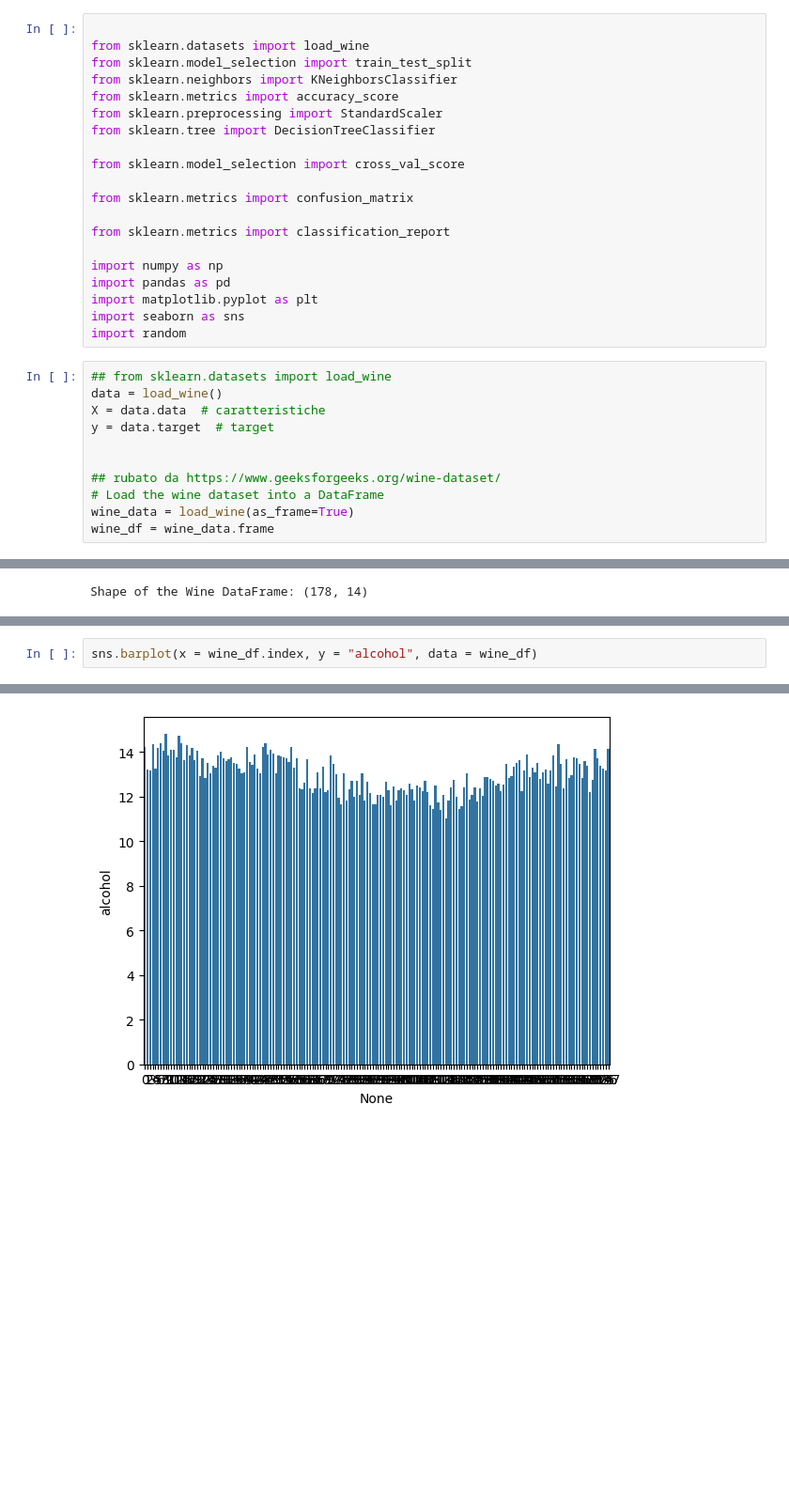
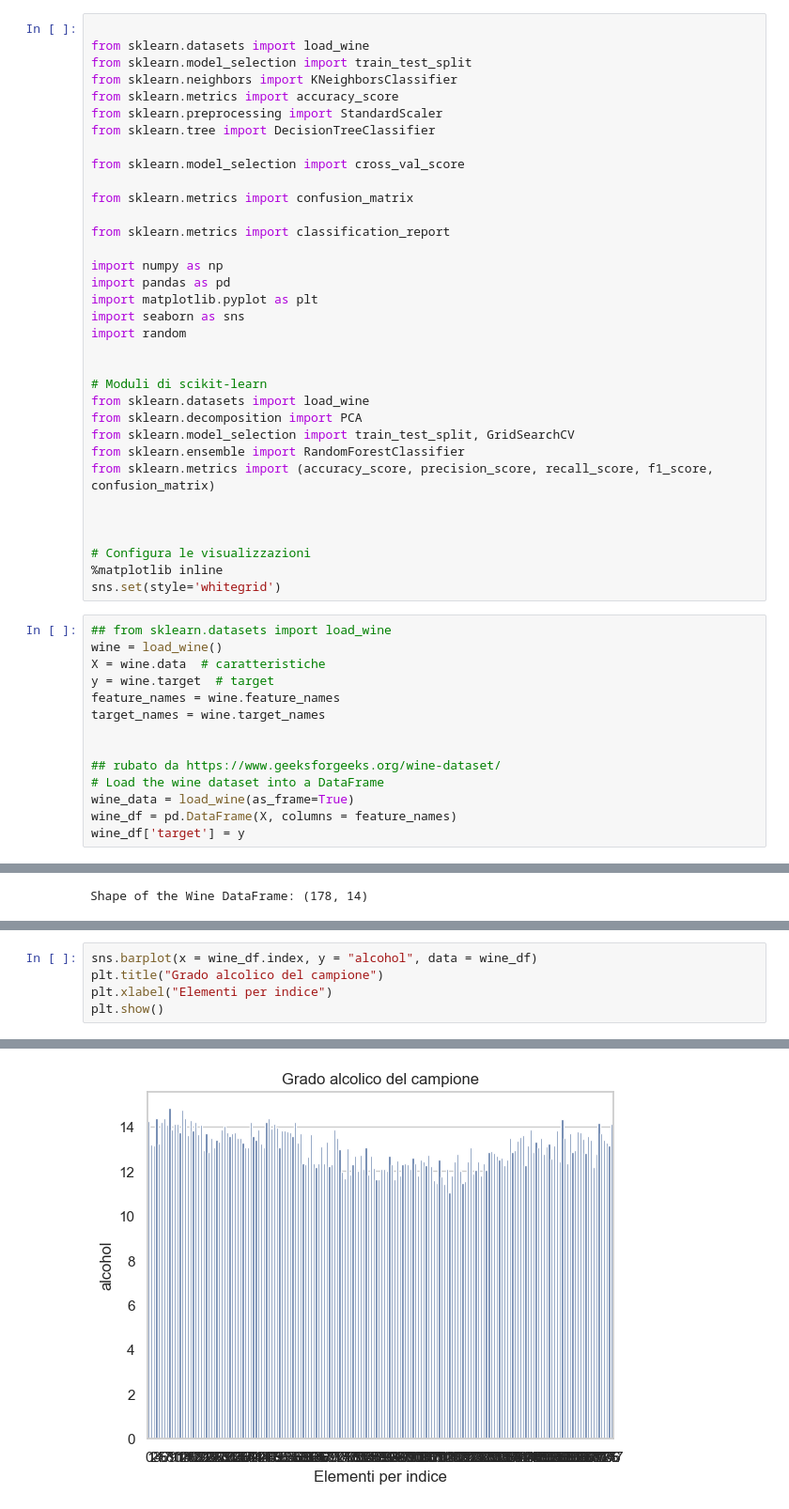
Before and after one commit to PierfrancescoChiucchiolo/Corso-Python, a Jupyter notebook: Lezione 21/L21-E3 ML Wine 2.ipynb, the cells around one changed output, grey strips where cells are left out. Shown at 94% size. Drawn from its saved outputs; the diff is of its cells as text; blank space fills up the shorter version.

```diff
--- a/Lezione 21/L21-E3 ML Wine 2.ipynb
+++ b/Lezione 21/L21-E3 ML Wine 2.ipynb
@@ -52,17 +52,34 @@ import pandas as pd
 import matplotlib.pyplot as plt
 import seaborn as sns
 import random
+
+
+# Moduli di scikit-learn
+from sklearn.datasets import load_wine
+from sklearn.decomposition import PCA
+from sklearn.model_selection import train_test_split, GridSearchCV
+from sklearn.ensemble import RandomForestClassifier
+from sklearn.metrics import (accuracy_score, precision_score, recall_score, f1_score, confusion_matrix)
+
+
+
+# Configura le visualizzazioni
+%matplotlib inline
+sns.set(style='whitegrid')
 # %%
 ## from sklearn.datasets import load_wine
-data = load_wine()
-X = data.data  # caratteristiche
-y = data.target  # target
+wine = load_wine()
+X = wine.data  # caratteristiche
+y = wine.target  # target
+feature_names = wine.feature_names
+target_names = wine.target_names
 
 
 ## rubato da https://www.geeksforgeeks.org/wine-dataset/
 # Load the wine dataset into a DataFrame
 wine_data = load_wine(as_frame=True)
-wine_df = wine_data.frame
+wine_df = pd.DataFrame(X, columns = feature_names)
+wine_df['target'] = y
 # %%
 print(wine_df.head())
 # %% [output]
@@ -114,3 +166,6 @@ Shape of the Wine DataFrame: (178, 14)
 # %%
 sns.barplot(x = wine_df.index, y = "alcohol", data = wine_df)
+plt.title("Grado alcolico del campione")
+plt.xlabel("Elementi per indice")
+plt.show()
 # %% [output]
@@ -118 +172 @@ sns.barplot(x = wine_df.index, y = "alcohol", data = wine_df)
-[figure, old version]
+[figure, new version]
```
Also changed, not shown: parts of 17 cells of this notebook.
